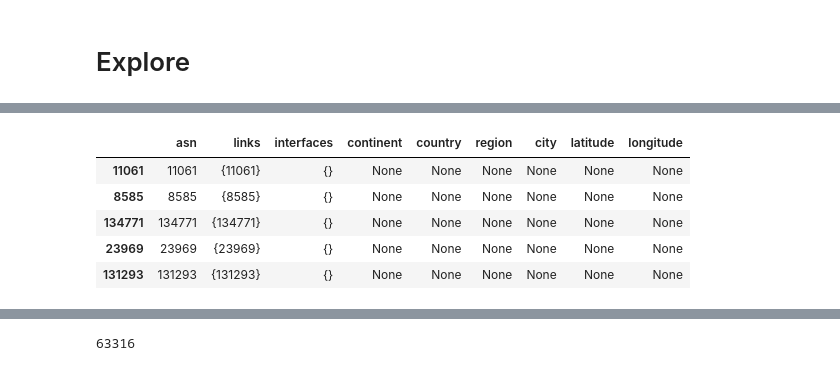
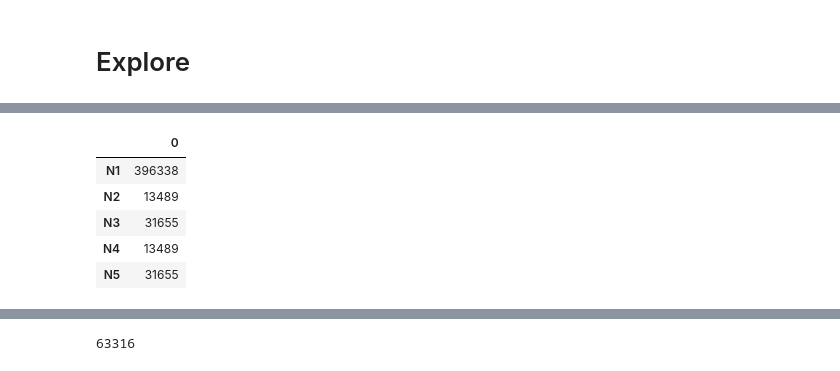
Before and after one commit to auto-d/itdk_eda, a Jupyter notebook: itdk_analysis.ipynb, the cells around one changed output, grey strips where cells are left out. Cells and saved outputs as stored; diff of their text form; code cells hidden in the pictures.

```diff
--- a/itdk_analysis.ipynb
+++ b/itdk_analysis.ipynb
@@ -470,14 +470,23 @@ def load_itdk(itdk_base):
 # %%
 df_as = None
 df_node = None
+df_dns = None
 
+print("Loading ITDK data...")
 try:
-    df_as = pd.read_parquet(path=node_file)
-    df_node = pd.read_parquet(path=as_file)
+    df_as = pd.read_parquet(path=as_file)
+    df_node = pd.read_parquet(path=node_file)
+    print(f"Loaded AS & node information from {as_file}, {node_file}.")
 
 except FileNotFoundError:
+    print(f"No intermediate representation found, parsing ITDK files in {itdk_dir}.")
     df_as, df_node = load_itdk(itdk_dir)
 
+    df_as.to_parquet(path=as_file)
     df_node.to_parquet(path=node_file)
-    df_as.to_parquet(path=as_file)
+
+print("Loading DNS information...")
+df_dns = pd.read_csv(f"{itdk_dir}/itdk-run-20230308-dns-names.txt", sep="\t", names=['timestamp', 'ip_address', 'hostname'])
+
+print("Done.")
 # %% [output]
@@ -491,10 +525,10 @@ Number of Nodes found: 63316
 # %%
-df_as.head()
+df_node.head()
 # %% [output]
-|  | asn | links | interfaces | continent | country | region | city | latitude | longitude |
-| 11061 | 11061 | {11061} | {} | None | None | None | None | None | None |
-| 8585 | 8585 | {8585} | {} | None | None | None | None | None | None |
-| 134771 | 134771 | {134771} | {} | None | None | None | None | None | None |
-| 23969 | 23969 | {23969} | {} | None | None | None | None | None | None |
-| 131293 | 131293 | {131293} | {} | None | None | None | None | None | None |
+|  | 0 |
+| N1 | 396338 |
+| N2 | 13489 |
+| N3 | 31655 |
+| N4 | 13489 |
+| N5 | 31655 |
 # %%
```
Also changed, not shown: parts of 11 cells of this notebook.
